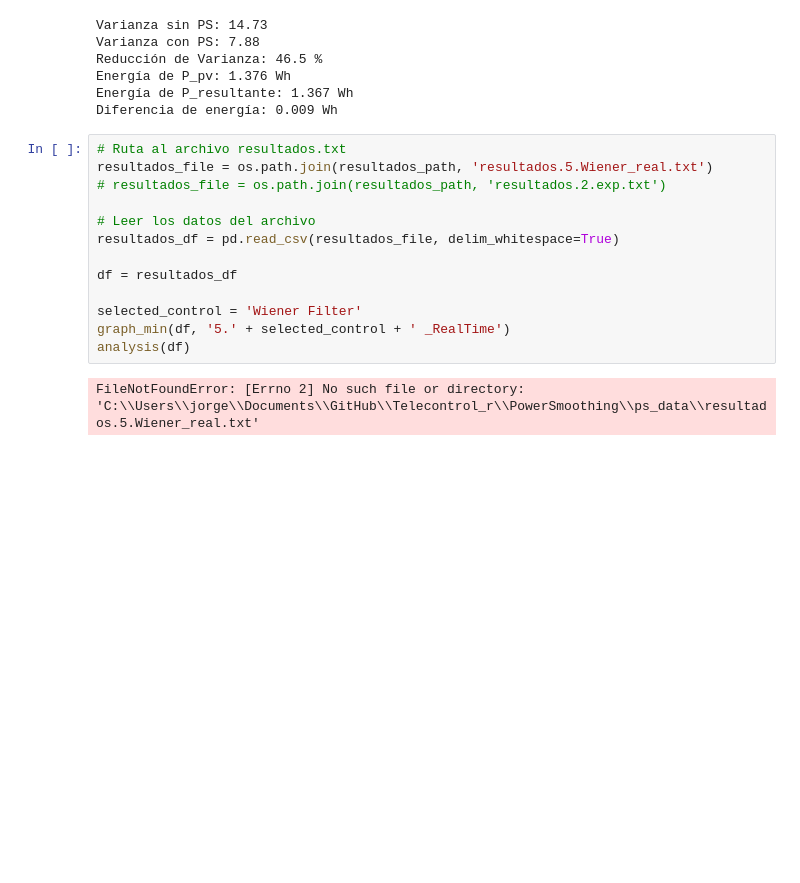
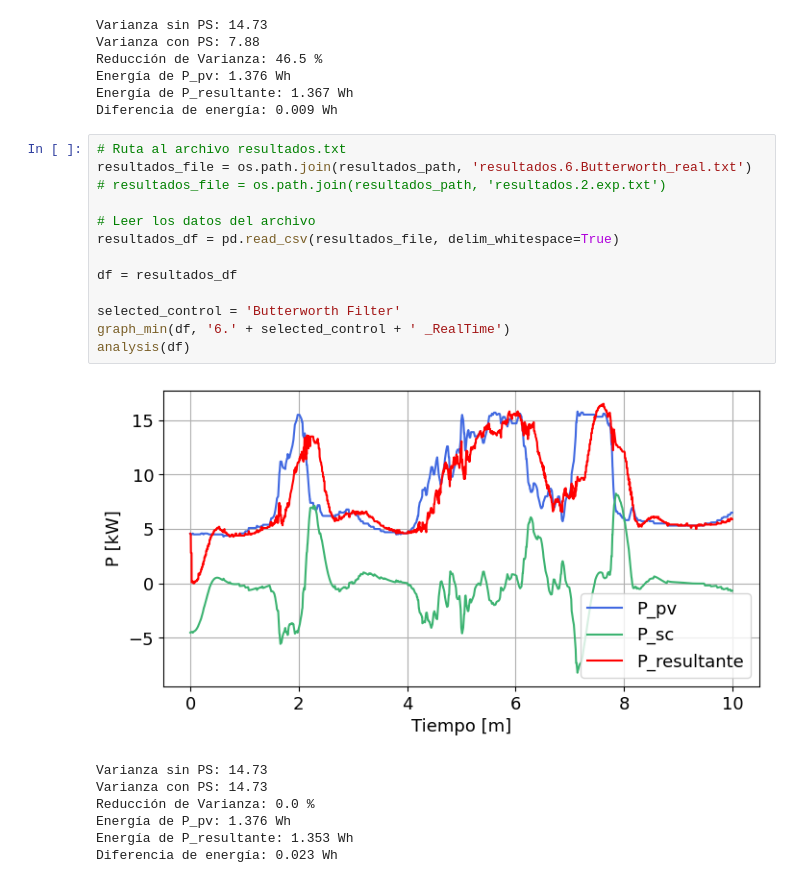
Before and after one commit to jorgecard/Telecontrol_r, a Jupyter notebook: PowerSmoothing/measurements.ipynb, the cells around one changed output. Drawn from its saved outputs; the diff is of its cells as text; blank space fills up the shorter version.

```diff
--- a/PowerSmoothing/measurements.ipynb
+++ b/PowerSmoothing/measurements.ipynb
@@ -681,16 +681,22 @@ Energía de P_resultante: 1.367 Wh
 Diferencia de energía: 0.009 Wh
 # %%
 # Ruta al archivo resultados.txt
-resultados_file = os.path.join(resultados_path, 'resultados.5.Wiener_real.txt')
+resultados_file = os.path.join(resultados_path, 'resultados.6.Butterworth_real.txt')
 # resultados_file = os.path.join(resultados_path, 'resultados.2.exp.txt')
 
 # Leer los datos del archivo
 resultados_df = pd.read_csv(resultados_file, delim_whitespace=True)
 
 df = resultados_df
 
-selected_control = 'Wiener Filter'
-graph_min(df, '5.' + selected_control + ' _RealTime')
+selected_control = 'Butterworth Filter'
+graph_min(df, '6.' + selected_control + ' _RealTime')
 analysis(df)
 # %% [output]
+[figure, added]
-FileNotFoundError: [Errno 2] No such file or directory: 'C:\\Users\\jorge\\Documents\\GitHub\\Telecontrol_r\\PowerSmoothing\\ps_data\\resultados.5.Wiener_real.txt'
+Varianza sin PS: 14.73
+Varianza con PS: 14.73
+Reducción de Varianza: 0.0 %
+Energía de P_pv: 1.376 Wh
+Energía de P_resultante: 1.353 Wh
+Diferencia de energía: 0.023 Wh
```
Also changed, not shown: 3 other files.
